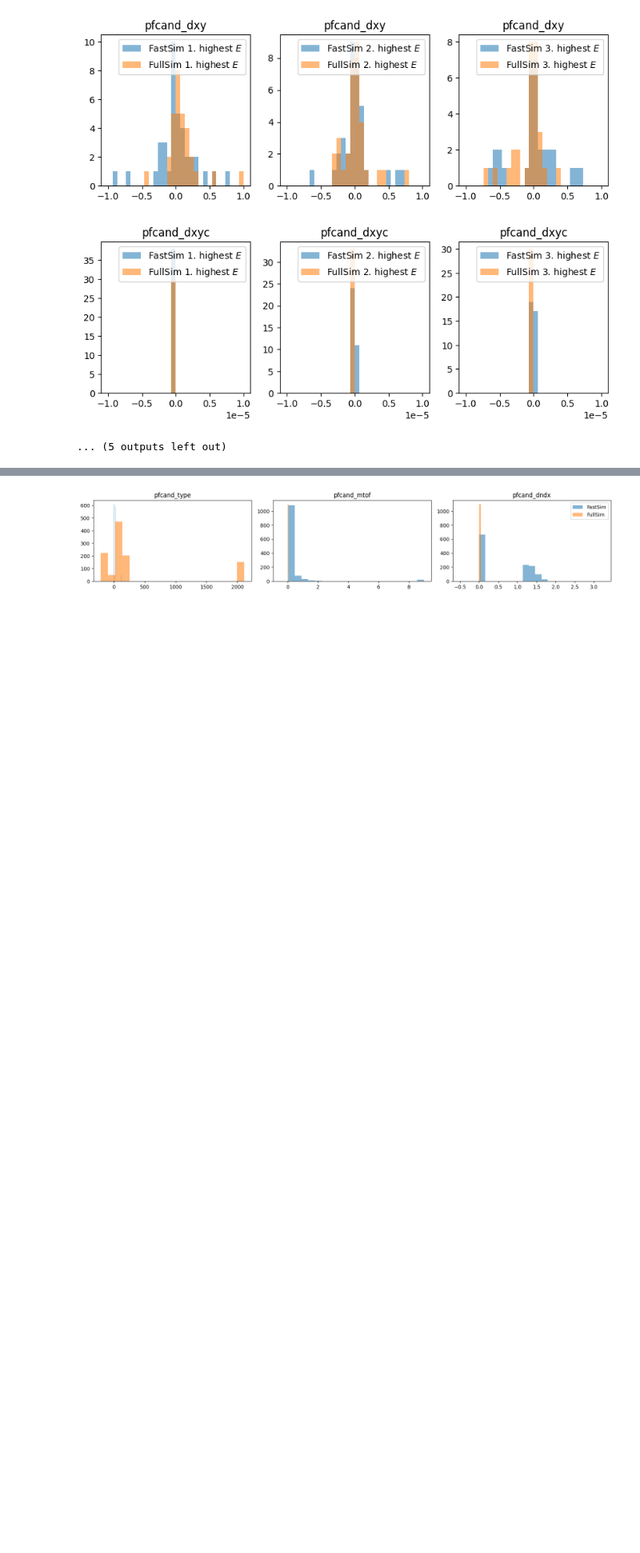
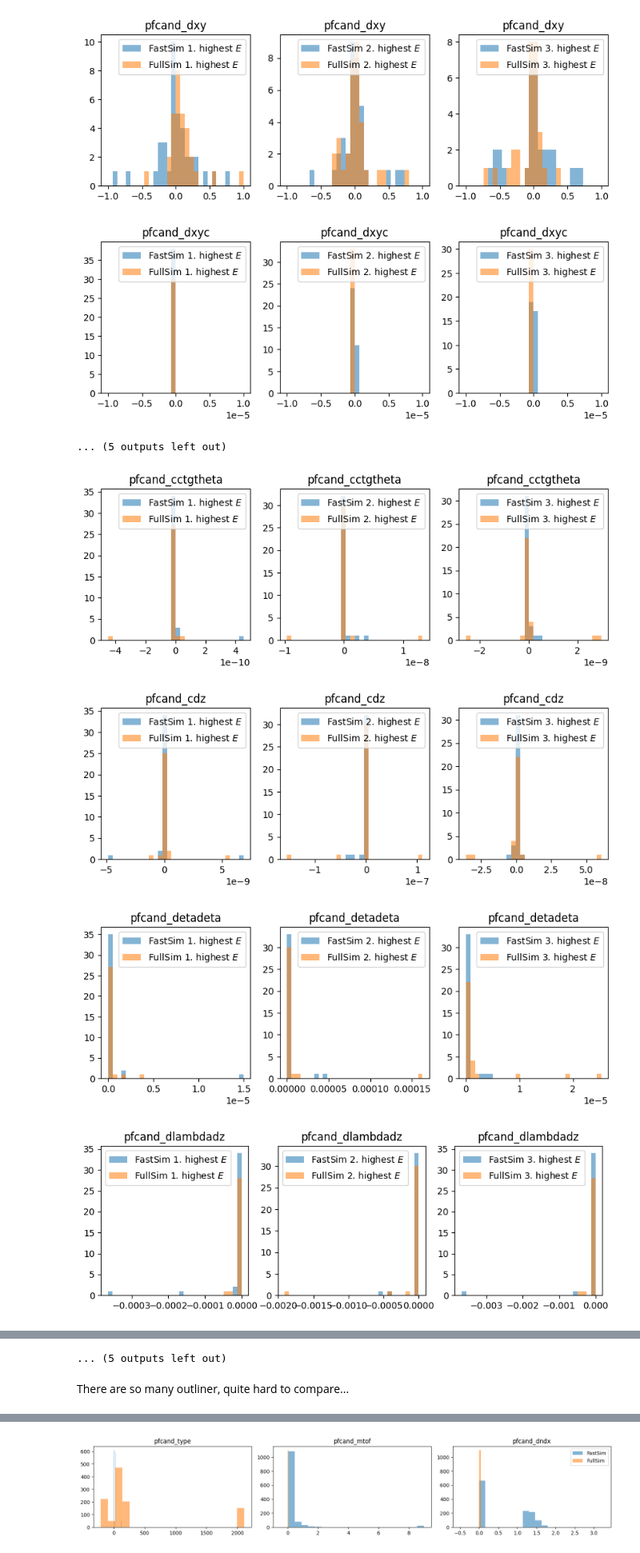
Before and after one commit to saracreates/TaggingResults, a Jupyter notebook: full-vs-fast-sim.ipynb, the cells around one changed output, grey strips where cells are left out. Shown at 80% size. Saved outputs shown, nothing was run; the diff lists cells and outputs as text; code cells hidden in the pictures; blank space fills up the shorter version.

```diff
--- a/full-vs-fast-sim.ipynb
+++ b/full-vs-fast-sim.ipynb
@@ -217,6 +217,8 @@ keys = ['pfcand_cctgtheta',
 for key in keys:
     if key in ['pfcand_dxy', 'pfcand_dz']:
         r = [-1,1]
+    elif key == "pfcand_dzdz":
+        r = [-1e-3, 1e-3]
     else:
         r = [-1e-5, 1e-5]
     plot_key_highest_e_part(key, range=r, bins=30)
@@ -234,3 +236,50 @@ for key in keys:
 [figure]
 [figure]
 ... (5 outputs left out)
+# %%
+def plot_key_highest_e_part_no9(key, k=3, range=None, bins=20):
+    fig, axs = plt.subplots(1, k, figsize=(10,3))
+    for i, ax in enumerate(axs.flat):
+        a = get_elements(df_fa[key], index_fa)[:, i]
+        b = get_elements(df_fu[key], index_fu)[:, i]
+
+        a = a[a != -9]
+        b = b[b != -9]
+
+        combined_min = min(a.min(), b.min())
+        combined_max = max(a.max(), b.max())
+        combined_range = (combined_min, combined_max)
+
+        ax.set_title(key)
+        ax.hist(a, bins=bins, alpha=0.55, range=combined_range, label=f'FastSim {i+1}'+r'. highest $E$')
+        ax.hist(b, bins=bins, alpha=0.55, range=combined_range, label=f'FullSim {i+1}'+r'. highest $E$')
+        ax.legend()
+
+    plt.show()
+# %%
+keys = ['pfcand_cctgtheta',
+ 'pfcand_cdz',
+ 'pfcand_detadeta',
+ 'pfcand_dlambdadz',
+ 'pfcand_phic',
+ 'pfcand_phictgtheta',
+ 'pfcand_phidz',
+ 'pfcand_dphidphi',
+ 'pfcand_dphidxy',
+ 'pfcand_dptdpt',
+ 'pfcand_dxy',
+ 'pfcand_dxyc',
+ 'pfcand_dxyctgtheta',
+ 'pfcand_dxydxy',
+ 'pfcand_dxydz',
+ 'pfcand_dz',
+ 'pfcand_dzdz']
+
+
+for key in keys:
+    plot_key_highest_e_part_no9(key, bins=30)
+# %% [output]
+[figure, added]
+[figure, added]
+[figure, added]
+[figure, added]
@@ -237,3 +294,6 @@ for key in keys:
+... (5 outputs left out)
+# %% [markdown]
+There are so many outliner, quite hard to compare...
 # %%
 keys= [ 'pfcand_charge',
  'pfcand_e',
```
Also changed, not shown: parts of 15 cells of this notebook.
